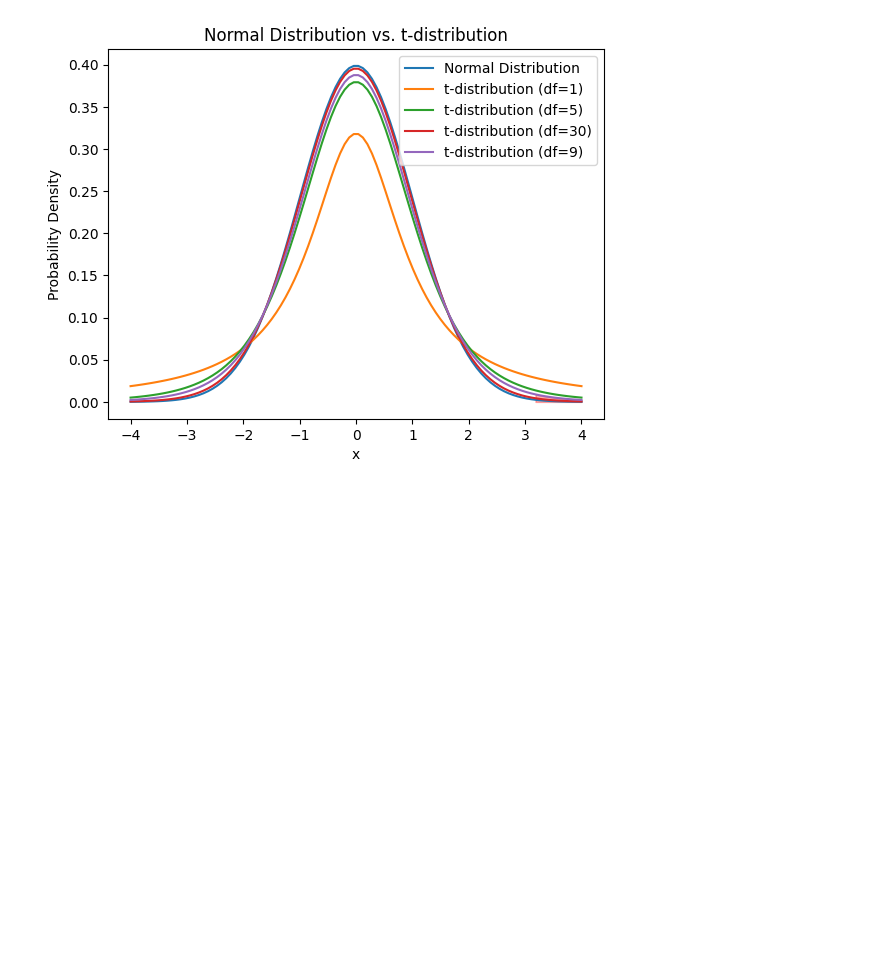
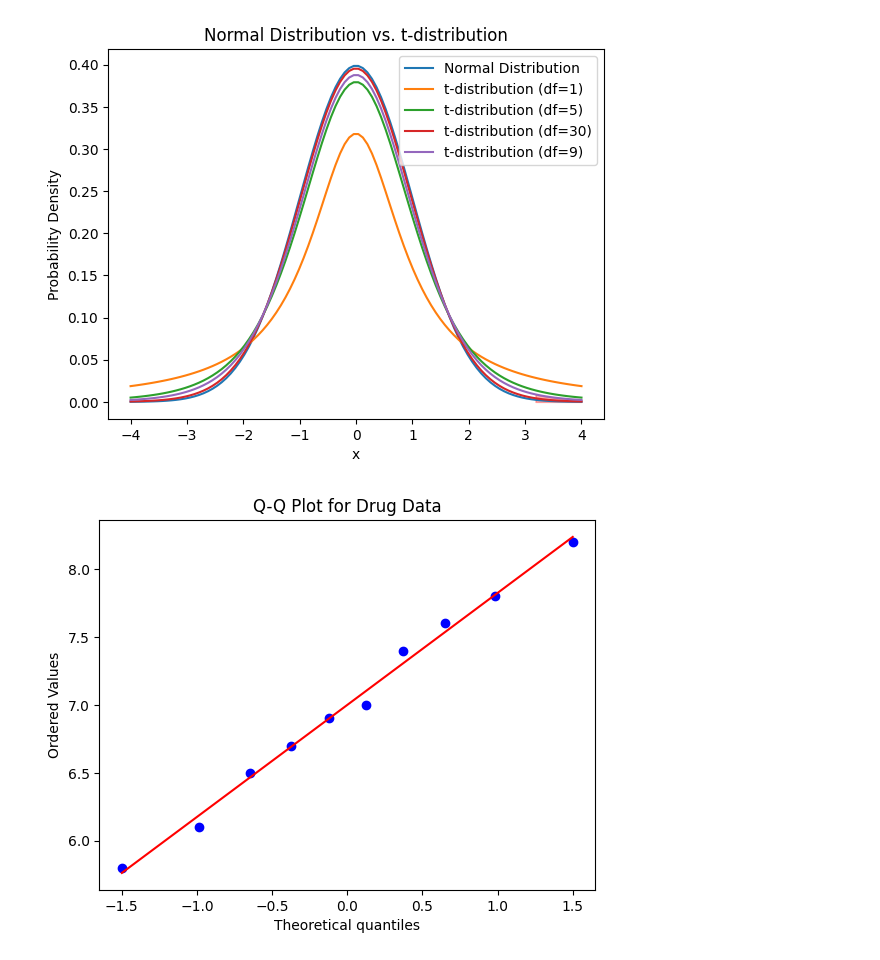
Before and after one commit to kl2217/finite-element, a Jupyter notebook: ztest.ipynb, the cells around one changed output. Drawn from its saved outputs; the diff is of its cells as text; code cells hidden in the pictures; blank space fills up the shorter version.

```diff
--- a/ztest.ipynb
+++ b/ztest.ipynb
@@ -109,3 +109,16 @@ plt.fill_between(x_p_value, stats.t.pdf(x_p_value, df=9), color='red', alpha=0.3
 plt.show()
 # %% [output]
 [figure]
+# %%
+import numpy as np
+import matplotlib.pyplot as plt
+import scipy.stats as stats
+
+# ... (previous code for data loading and t-test) ...
+
+# Generate Q-Q plot for drug data
+stats.probplot(df['Drug'], dist="norm", plot=plt)
+plt.title("Q-Q Plot for Drug Data")
+plt.show()
+# %% [output]
+[figure, added]
```
